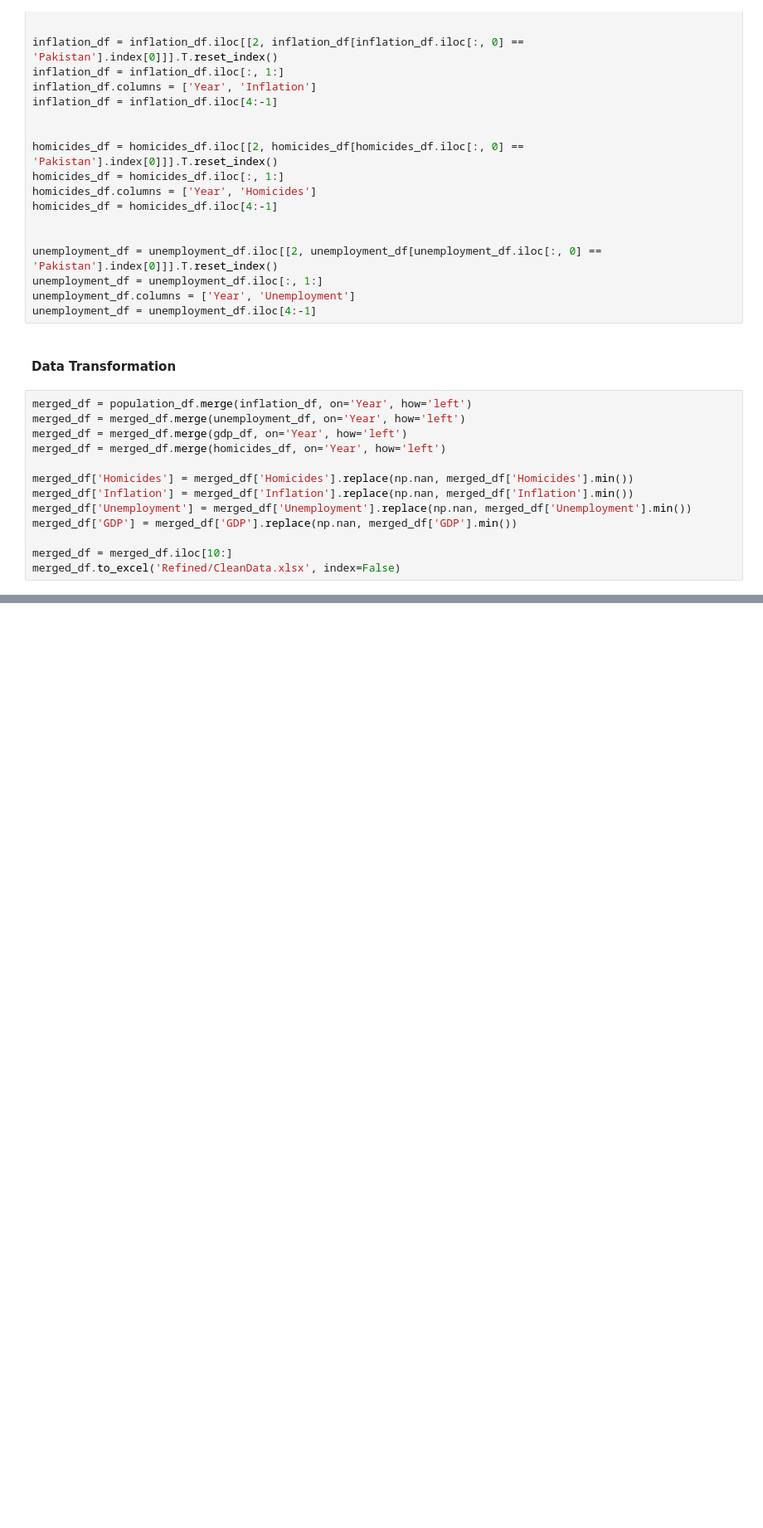
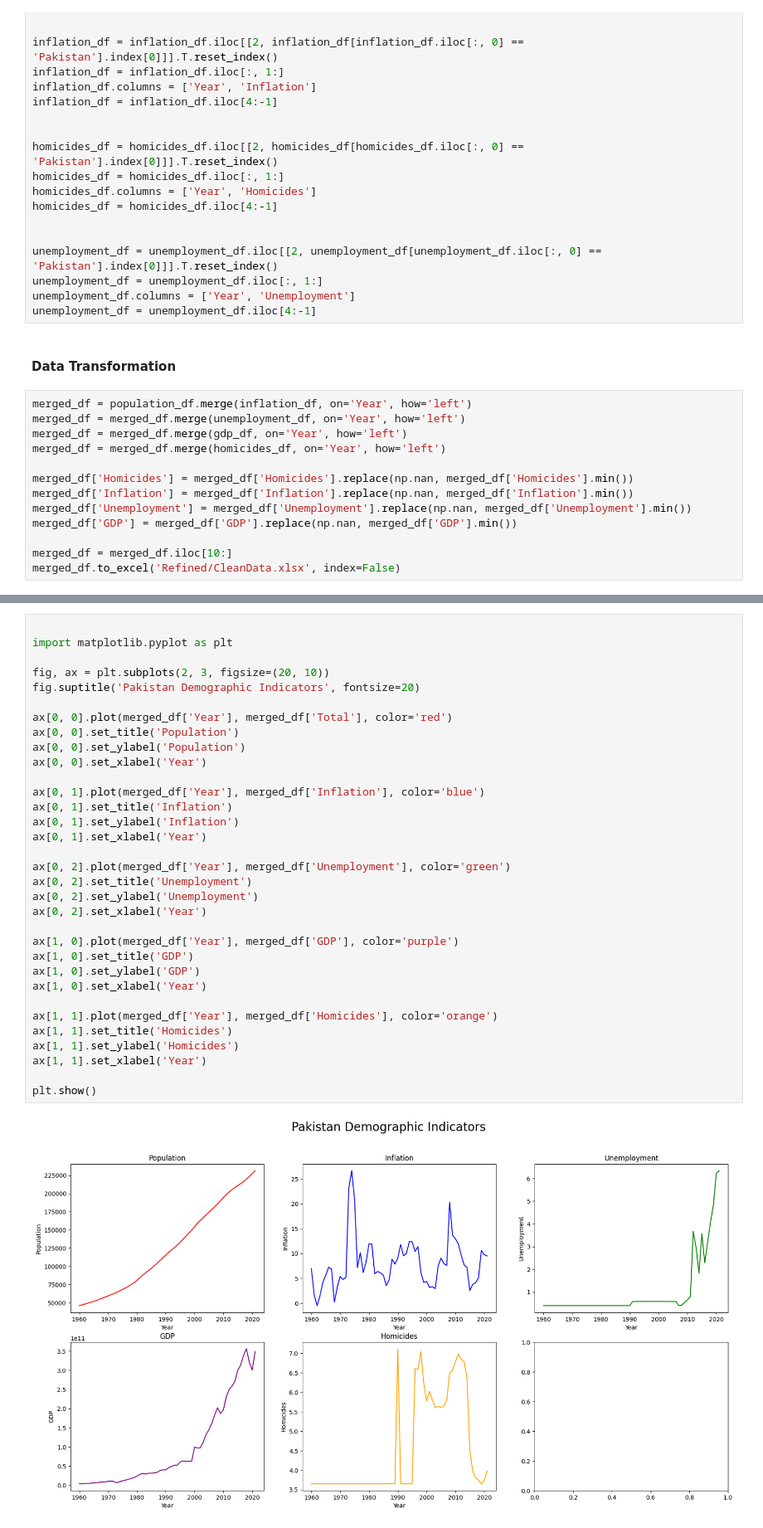
Before and after one commit to mujipro1/Population-Impact, a Jupyter notebook: preprocess.ipynb, the cells around one changed output, grey strips where cells are left out. Shown at 83% size. Cells and saved outputs as stored; diff of their text form; blank space fills up the shorter version.

Commit message:
Visualizations

```diff
--- a/preprocess.ipynb
+++ b/preprocess.ipynb
@@ -77,0 +84,35 @@ merged_df.to_excel('Refined/CleanData.xlsx', index=False)
+# %%
+
+import matplotlib.pyplot as plt
+
+fig, ax = plt.subplots(2, 3, figsize=(20, 10))
+fig.suptitle('Pakistan Demographic Indicators', fontsize=20)
+
+ax[0, 0].plot(merged_df['Year'], merged_df['Total'], color='red')
+ax[0, 0].set_title('Population')
+ax[0, 0].set_ylabel('Population')
+ax[0, 0].set_xlabel('Year')
+
+ax[0, 1].plot(merged_df['Year'], merged_df['Inflation'], color='blue')
+ax[0, 1].set_title('Inflation')
+ax[0, 1].set_ylabel('Inflation')
+ax[0, 1].set_xlabel('Year')
+
+ax[0, 2].plot(merged_df['Year'], merged_df['Unemployment'], color='green')
+ax[0, 2].set_title('Unemployment')
+ax[0, 2].set_ylabel('Unemployment')
+ax[0, 2].set_xlabel('Year')
+
+ax[1, 0].plot(merged_df['Year'], merged_df['GDP'], color='purple')
+ax[1, 0].set_title('GDP')
+ax[1, 0].set_ylabel('GDP')
+ax[1, 0].set_xlabel('Year')
+
+ax[1, 1].plot(merged_df['Year'], merged_df['Homicides'], color='orange')
+ax[1, 1].set_title('Homicides')
+ax[1, 1].set_ylabel('Homicides')
+ax[1, 1].set_xlabel('Year')
+
+plt.show()
+# %% [output]
+[figure, added]
```
Also changed, not shown: parts of 3 cells of this notebook, 1 other file.
